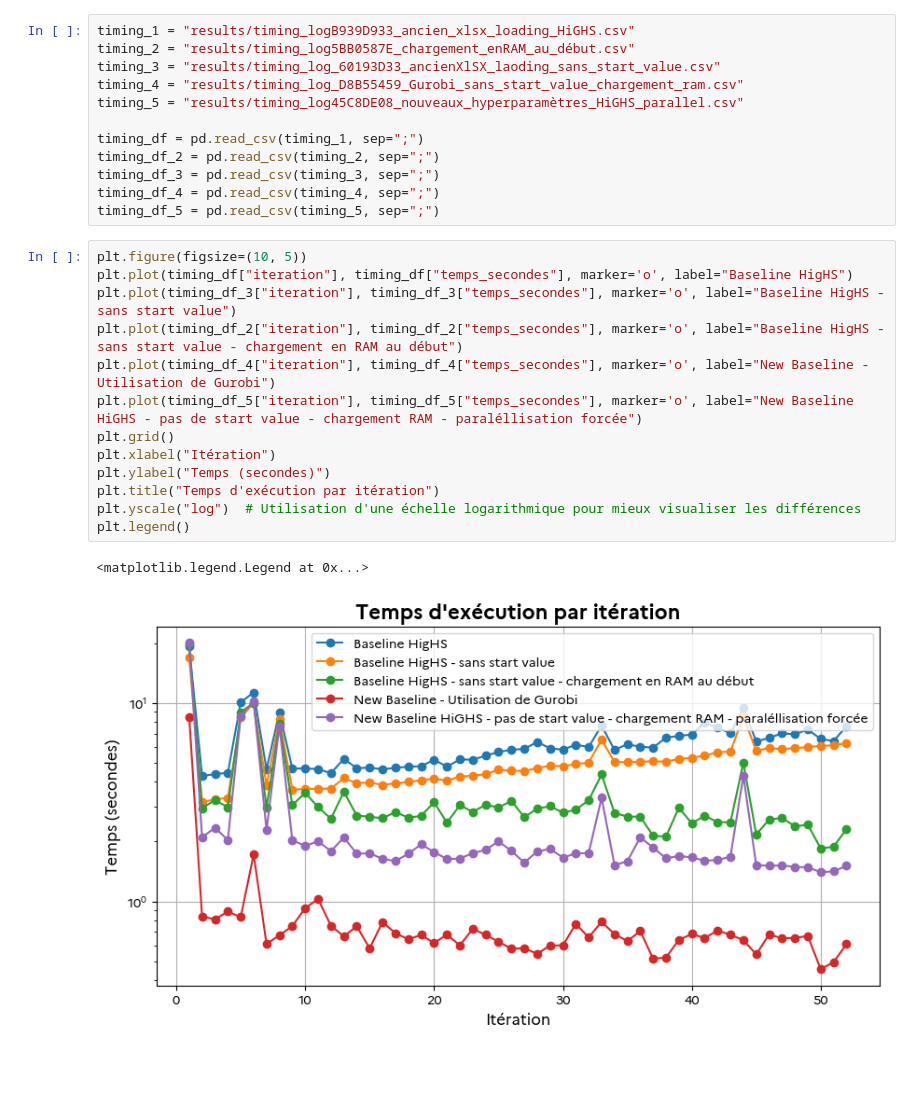
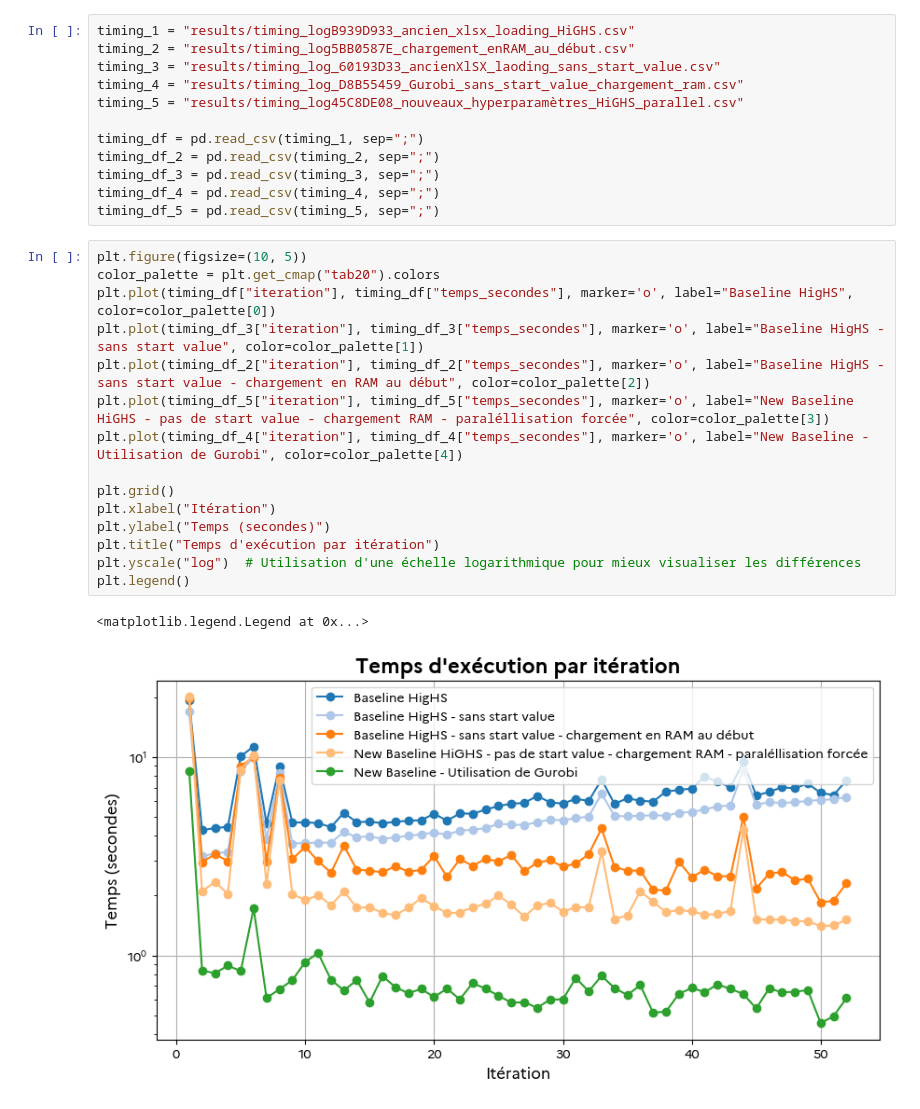
Before and after one commit to alextonon/ETE305_Optimization_Study, a Jupyter notebook: petit analyzer.ipynb, the cells around one changed output. Cells and saved outputs as stored; diff of their text form; blank space fills up the shorter version.

```diff
--- a/petit analyzer.ipynb
+++ b/petit analyzer.ipynb
@@ -72,17 +72,19 @@ timing_df_4 = pd.read_csv(timing_4, sep=";")
 timing_df_5 = pd.read_csv(timing_5, sep=";")
 # %%
 plt.figure(figsize=(10, 5))
-plt.plot(timing_df["iteration"], timing_df["temps_secondes"], marker='o', label="Baseline HigHS")
-plt.plot(timing_df_3["iteration"], timing_df_3["temps_secondes"], marker='o', label="Baseline HigHS - sans start value")
-plt.plot(timing_df_2["iteration"], timing_df_2["temps_secondes"], marker='o', label="Baseline HigHS - sans start value - chargement en RAM au début")
-plt.plot(timing_df_4["iteration"], timing_df_4["temps_secondes"], marker='o', label="New Baseline - Utilisation de Gurobi")
-plt.plot(timing_df_5["iteration"], timing_df_5["temps_secondes"], marker='o', label="New Baseline HiGHS - pas de start value - chargement RAM - paraléllisation forcée")
+color_palette = plt.get_cmap("tab20").colors
+plt.plot(timing_df["iteration"], timing_df["temps_secondes"], marker='o', label="Baseline HigHS", color=color_palette[0])
+plt.plot(timing_df_3["iteration"], timing_df_3["temps_secondes"], marker='o', label="Baseline HigHS - sans start value", color=color_palette[1])
+plt.plot(timing_df_2["iteration"], timing_df_2["temps_secondes"], marker='o', label="Baseline HigHS - sans start value - chargement en RAM au début", color=color_palette[2])
+plt.plot(timing_df_5["iteration"], timing_df_5["temps_secondes"], marker='o', label="New Baseline HiGHS - pas de start value - chargement RAM - paraléllisation forcée", color=color_palette[3])
+plt.plot(timing_df_4["iteration"], timing_df_4["temps_secondes"], marker='o', label="New Baseline - Utilisation de Gurobi", color=color_palette[4])
+
 plt.grid()
 plt.xlabel("Itération")
 plt.ylabel("Temps (secondes)")
 plt.title("Temps d'exécution par itération")
 plt.yscale("log")  # Utilisation d'une échelle logarithmique pour mieux visualiser les différences
 plt.legend()
 # %% [output]
 <matplotlib.legend.Legend at 0x...>
-[figure, old version]
+[figure, new version]
```
Also changed, not shown: 1 other file.
